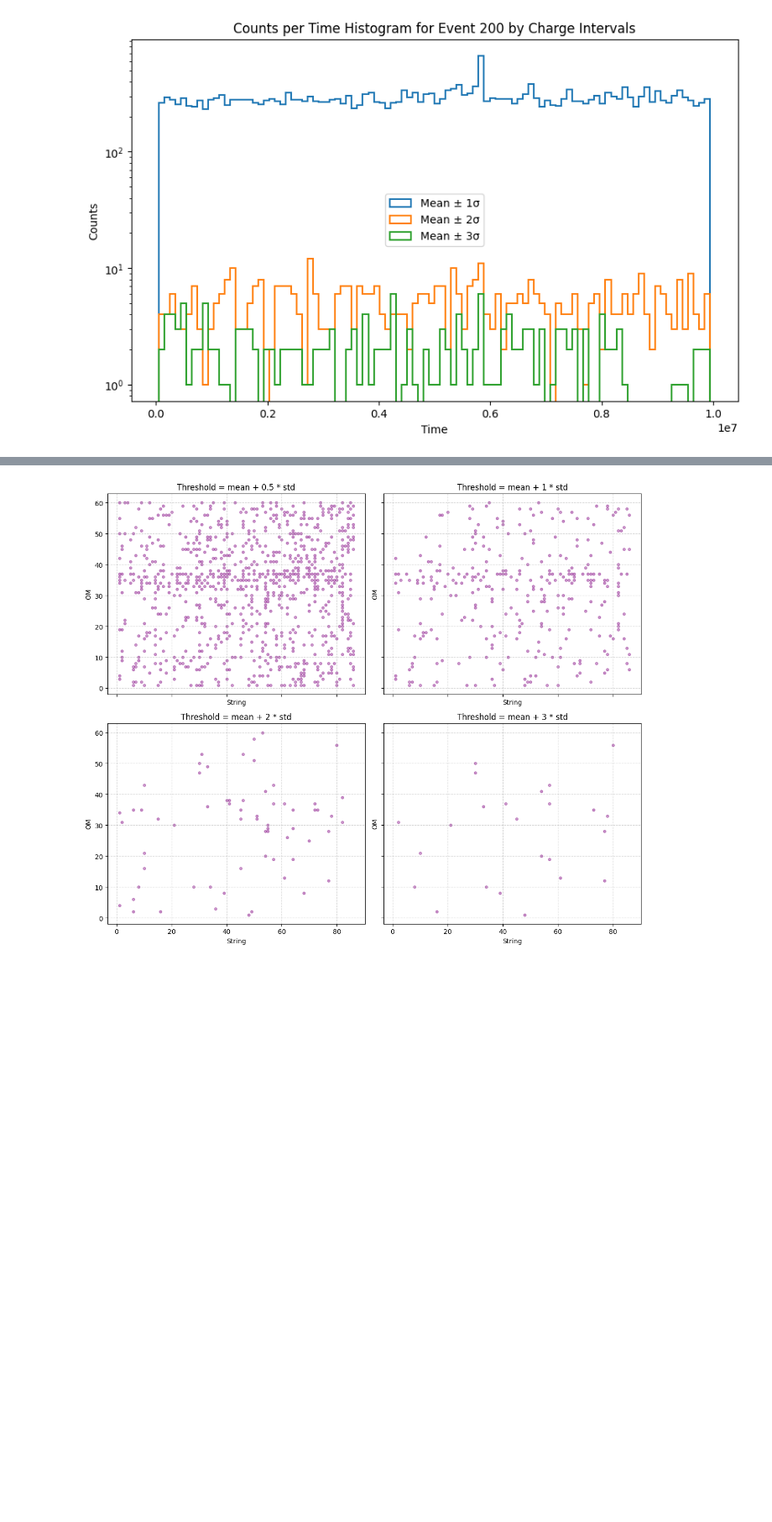
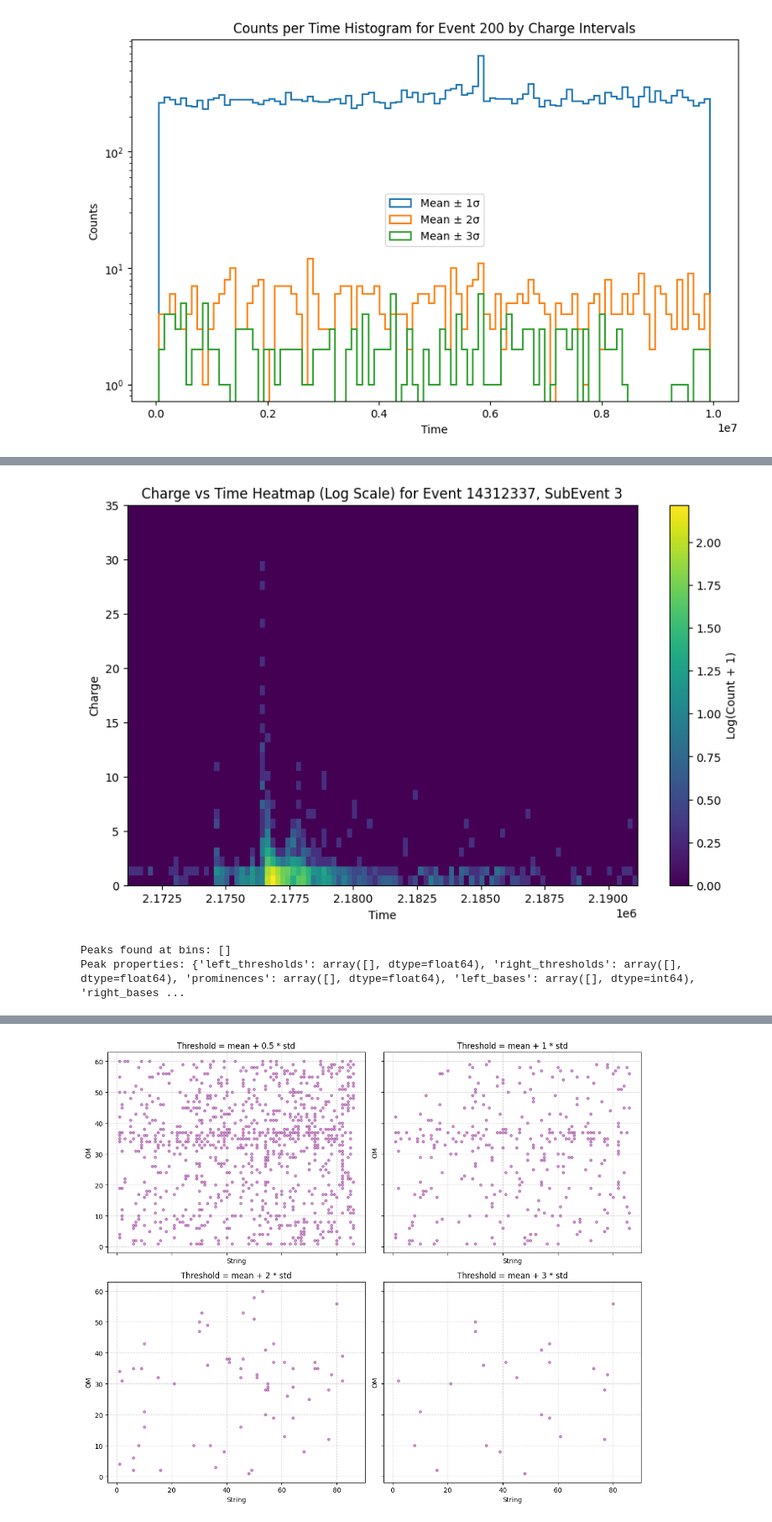
Before and after one commit to smsnfi12/bachelor-thesis, a Jupyter notebook: notebooks/p_q_frames.ipynb, the cells around one changed output, grey strips where cells are left out. Shown at 84% size. Cells and saved outputs as stored; diff of their text form; code cells hidden in the pictures; blank space fills up the shorter version.

```diff
--- a/notebooks/p_q_frames.ipynb
+++ b/notebooks/p_q_frames.ipynb
@@ -662,0 +753,33 @@ plot_charge_over_total_time(df_q, 21, 30)
+# %%
+from scipy.signal import find_peaks
+
+# Select a single SubEvent's data
+event_id = 14312337  # Replace with your Event ID
+subevent_id = 3    # Replace with your SubEvent ID
+plot_heatmap_single_event_p(df_p, event_id, subevent_id)
+single_subevent_data = df_p[(df_p['Event'] == event_id) & (df_p['SubEvent'] == subevent_id)]
+
+if single_subevent_data.empty:
+    print(f"No data available for Event {event_id}, SubEvent {subevent_id}")
+else:
+    # Group data into bins for charge vs time
+    time_bins = 100
+    charge_bins = 40
+    heatmap, xedges, yedges = np.histogram2d(
+        single_subevent_data['time'],
+        single_subevent_data['charge'],
+        bins=[time_bins, charge_bins]
+    )
+
+    # Sum the heatmap counts along the time axis to collapse it into a 1D array
+    time_projection = heatmap.sum(axis=1)
+
+    # Use find_peaks to detect peaks in the time projection
+    peaks, properties = find_peaks(time_projection, prominence=5, threshold=5, width=3)  # Adjust prominence as needed
+
+    print(f"Peaks found at bins: {peaks}")
+    print(f"Peak properties: {properties}")
+# %% [output]
+[figure, added]
+Peaks found at bins: []
+Peak properties: {'left_thresholds': array([], dtype=float64), 'right_thresholds': array([], dtype=float64), 'prominences': array([], dtype=float64), 'left_bases': array([], dtype=int64), 'right_bases ...
```
Also changed, not shown: parts of 11 cells of this notebook, 19 other files.
